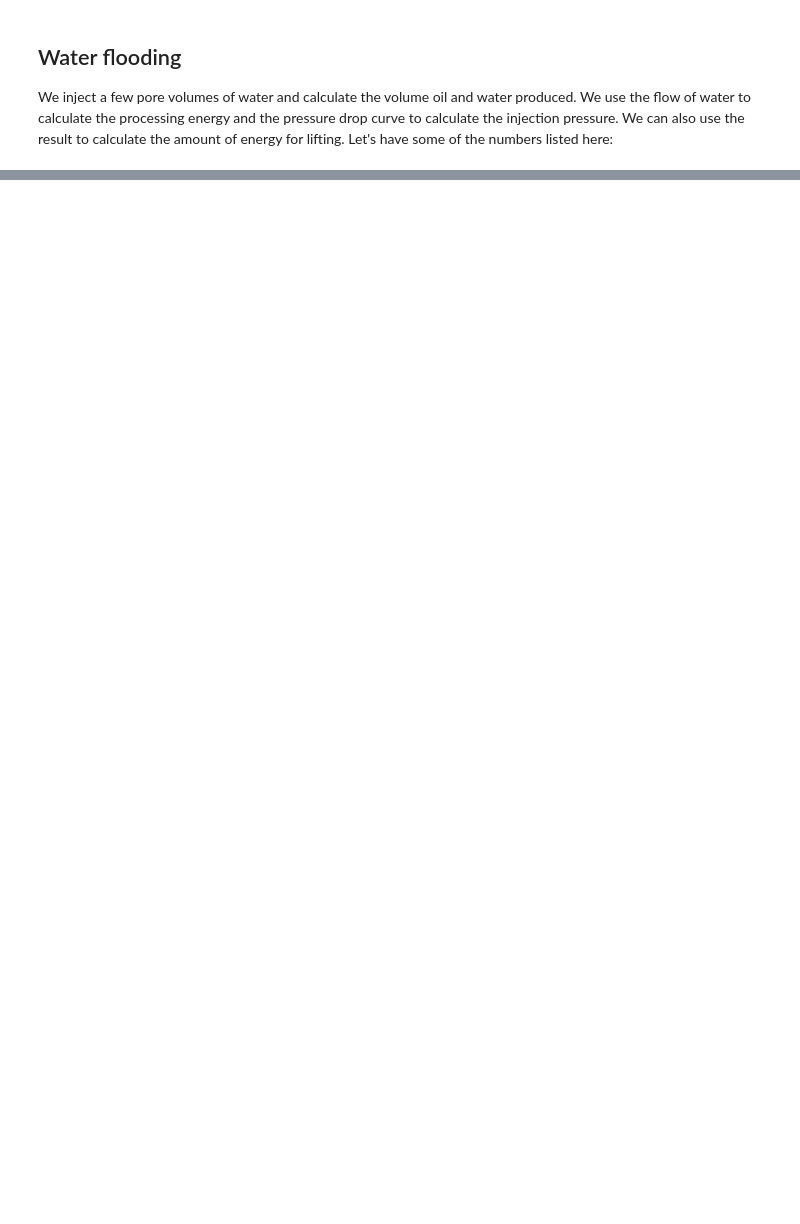
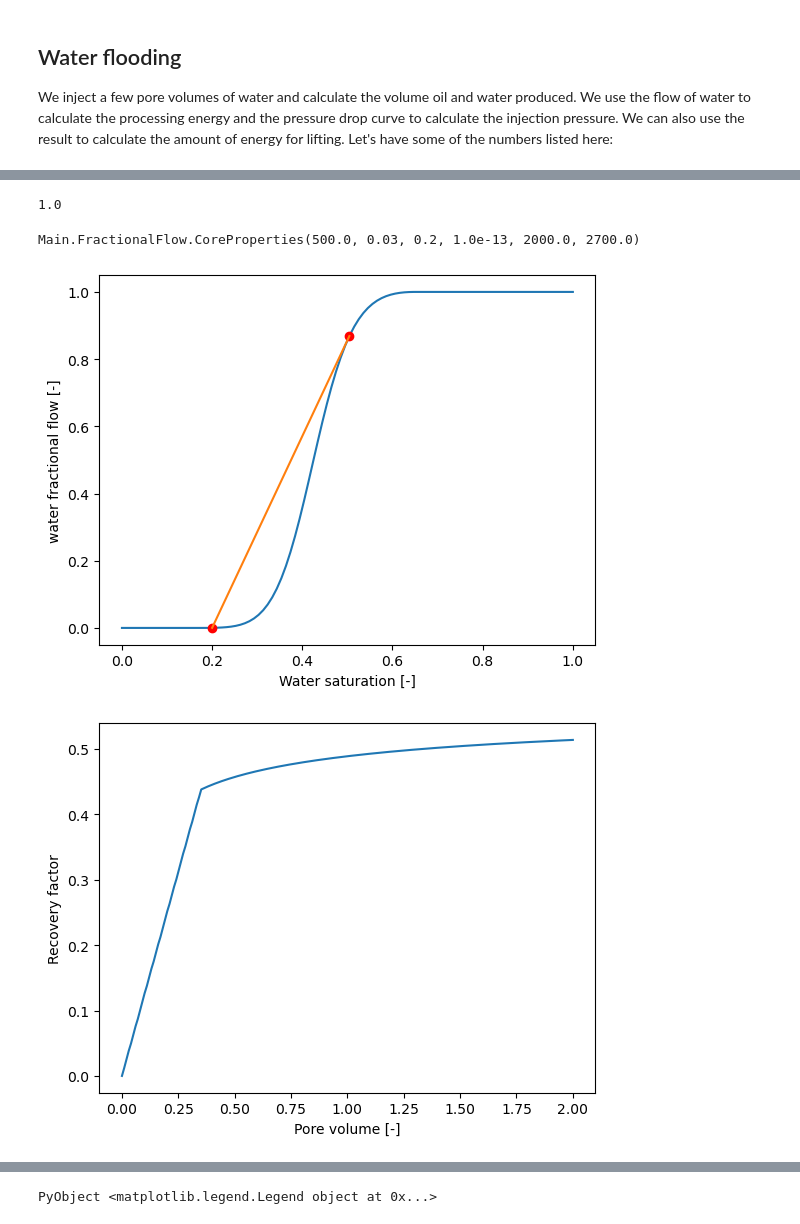
Before and after one commit to simulkade/peteng, a Jupyter notebook: analytical/notebooks/energy_analysis_EAGE_paper.ipynb, the cells around one changed output, grey strips where cells are left out. Cells and saved outputs as stored; diff of their text form; code cells hidden in the pictures; blank space fills up the shorter version.

```diff
--- a/analytical/notebooks/energy_analysis_EAGE_paper.ipynb
+++ b/analytical/notebooks/energy_analysis_EAGE_paper.ipynb
@@ -281,0 +79,57 @@ LoadError: UndefVarError: sol_res not defined
+# %%
+depth_res = 2000.0 # m reservoir depth
+g = 9.8 # m/s² acceleration due to gravity
+L_res = 500.0 # m well spacing
+w_res = 50. # m reservoir thickness
+ϕ = 0.2 # porosity
+k = 0.1e-12 # m² permeability
+krw0 = 0.2
+kro0 = 0.9
+swc = 0.15
+sor = 0.35
+nw = 4.0
+no = 2.0
+u_inj = 0.1/(3600*24) # m/day injection velocity
+D_well = 5*2.54*1e-2 # 5" well diameter converted to m
+Q_inj = u_inj*π*D_well^2/4*w_res # m³/s injection rate
+pv_inject=2.0 # number of pore volumes injected
+p_producer = water_density*g*depth_res # Pa hydrostatic pressure
+sw_init=0.2 # initial water saturation of the reservoir
+sw_inj=1.0  # injection saturation
+# %% [output]
+1.0
+# %%
+# define the problem
+# relative permeabilities
+rel_perms = FF.oil_water_rel_perms(krw0=krw0, kro0=kro0,
+    swc=swc, sor=sor, nw=nw, no = no)
+# define the fluids
+fluids_wf = FF.oil_water_fluids(mu_water=water_viscosity, mu_oil=oil_viscosity)
+fluids_pf = FF.oil_water_fluids(mu_water=polymer_viscosity, mu_oil=oil_viscosity)
+# define the flooding
+core_flood = FF.core_flooding(u_inj=u_inj, pv_inject=pv_inject,
+    p_back=p_producer, sw_init=sw_init, sw_inj=sw_inj, rel_perms=rel_perms)
+# define the reservoir
+core_props = FF.core_properties(L=L_res, φ=ϕ, k=k)
+# FF.visualize(rel_perms)
+# %% [output]
+Main.FractionalFlow.CoreProperties(500.0, 0.03, 0.2, 1.0e-13, 2000.0, 2700.0)
+# %%
+wf_res = FF.water_flood(core_props, fluids_wf, rel_perms, core_flood)
+# fw, dfw = FF.fractional_flow_function(rel_perms, fluids_wf)
+# sw_tmp = range(0, 1, length=100)
+# plot(sw_tmp, fw.(sw_tmp), xlabel = "Sw", ylabel="fw", label="")
+# plot!(sw_tmp, dfw.(sw_tmp))
+# figure(1)
+# plot(pv, R)
+# xlabel("PV injected")
+# ylabel("Recovery factor")
+# title("Water flooding")
+# figure(2)
+# plot(xt, sw)
+# xlabel("x/t [-]")
+# ylabel("Water saturation [-]")
+FF.visualize(wf_res)
+# %% [output]
+[figure, added]
+[figure, added]
@@ -281,0 +139 @@ LoadError: UndefVarError: sol_res not defined
+PyObject <matplotlib.legend.Legend object at 0x...>
```
Also changed, not shown: parts of 44 cells of this notebook, 8 other files.
